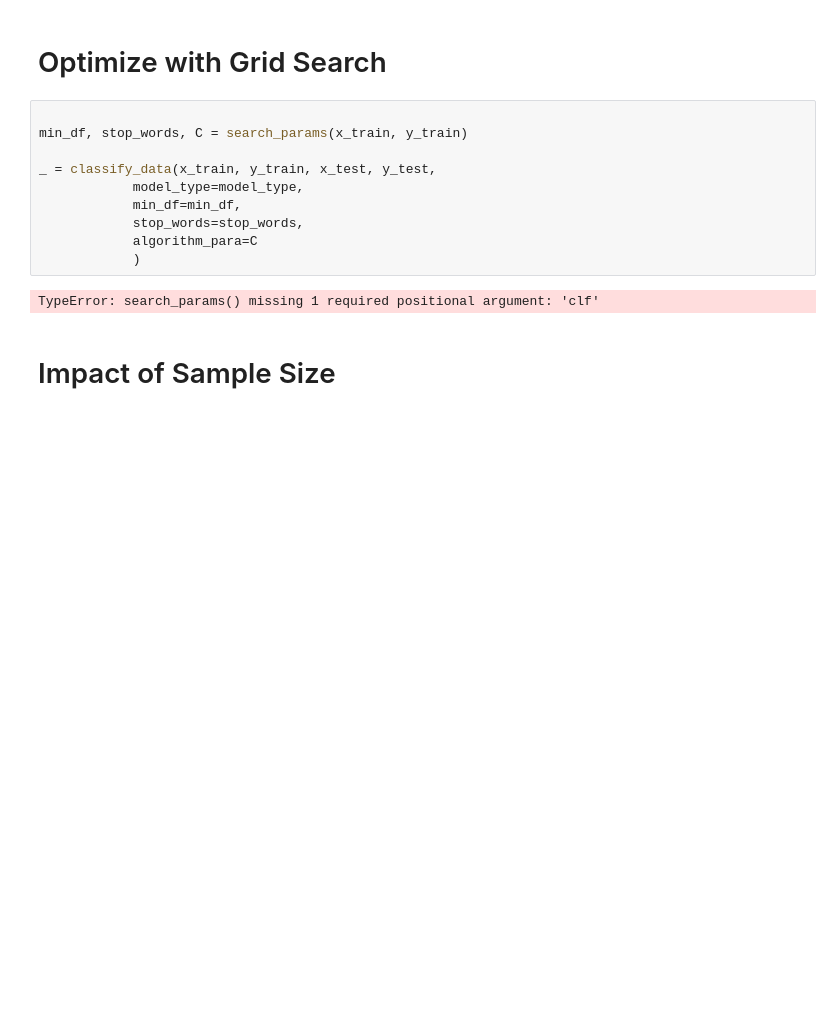
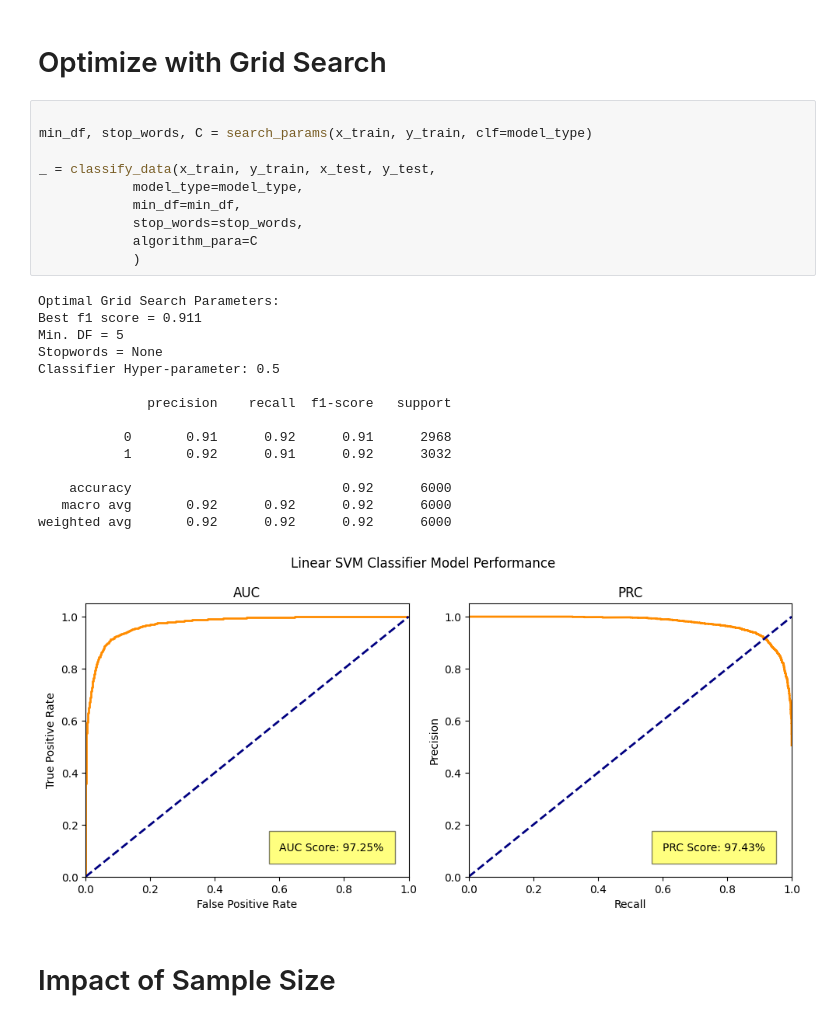
Before and after one commit to cmcalder55/pattern-recognition, a Jupyter notebook: linear-svc.ipynb, the cells around one changed output. Cells and saved outputs as stored; diff of their text form; blank space fills up the shorter version.

Commit message:
run models

```diff
--- a/linear-svc.ipynb
+++ b/linear-svc.ipynb
@@ -67,16 +67,30 @@ weighted avg       0.87      0.87      0.87      6000
 # Optimize with Grid Search
 # %%
 
-min_df, stop_words, C = search_params(x_train, y_train)
+min_df, stop_words, C = search_params(x_train, y_train, clf=model_type)
 
 _ = classify_data(x_train, y_train, x_test, y_test,
             model_type=model_type,
             min_df=min_df,
             stop_words=stop_words,
             algorithm_para=C
             )
 # %% [output]
-TypeError: search_params() missing 1 required positional argument: 'clf'
+Optimal Grid Search Parameters:
+Best f1 score = 0.911
+Min. DF = 5
+Stopwords = None
+Classifier Hyper-parameter: 0.5
+
+              precision    recall  f1-score   support
+
+           0       0.91      0.92      0.91      2968
+           1       0.92      0.91      0.92      3032
+
+    accuracy                           0.92      6000
+   macro avg       0.92      0.92      0.92      6000
+weighted avg       0.92      0.92      0.92      6000
+[figure, added]
 # %% [markdown]
 # Impact of Sample Size
 # %%
```
Also changed, not shown: parts of 1 cell of this notebook, 1 other file.
